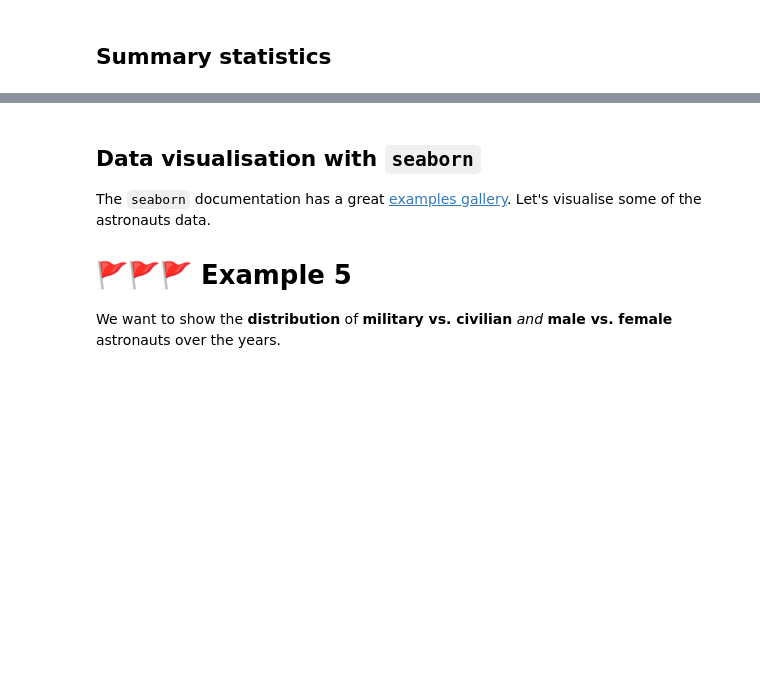
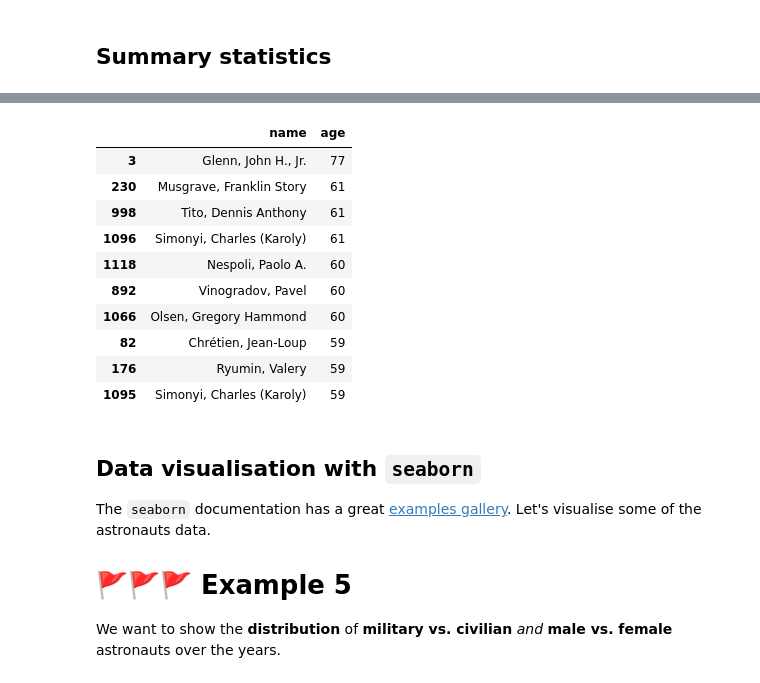
Before and after one commit to chdesvages/ddi-intro-python-27jan22, a Jupyter notebook: presentation.ipynb, the cells around one changed output, grey strips where cells are left out. Cells and saved outputs as stored; diff of their text form; code cells hidden in the pictures; blank space fills up the shorter version.

```diff
--- a/presentation.ipynb
+++ b/presentation.ipynb
@@ -319,6 +444,18 @@ astronauts['age'].describe()
 # %%
 # Find the name of the 5 oldest astronauts
-astronauts[['name', 'age']].sort_values(by='age', ascending=False).head(5)
+astronauts[['name', 'age']].sort_values(by='age', ascending=False).head(10)
+# %% [output]
+|  | name | age |
+| 3 | Glenn, John H., Jr. | 77 |
+| 230 | Musgrave, Franklin Story | 61 |
+| 998 | Tito, Dennis Anthony | 61 |
+| 1096 | Simonyi, Charles (Karoly) | 61 |
+| 1118 | Nespoli, Paolo A. | 60 |
+| 892 | Vinogradov, Pavel | 60 |
+| 1066 | Olsen, Gregory Hammond | 60 |
+| 82 | Chrétien, Jean-Loup | 59 |
+| 176 | Ryumin, Valery | 59 |
+| 1095 | Simonyi, Charles (Karoly) | 59 |
 # %% [markdown]
 ## Data visualisation with `seaborn`
 
```
Also changed, not shown: parts of 27 cells of this notebook.
